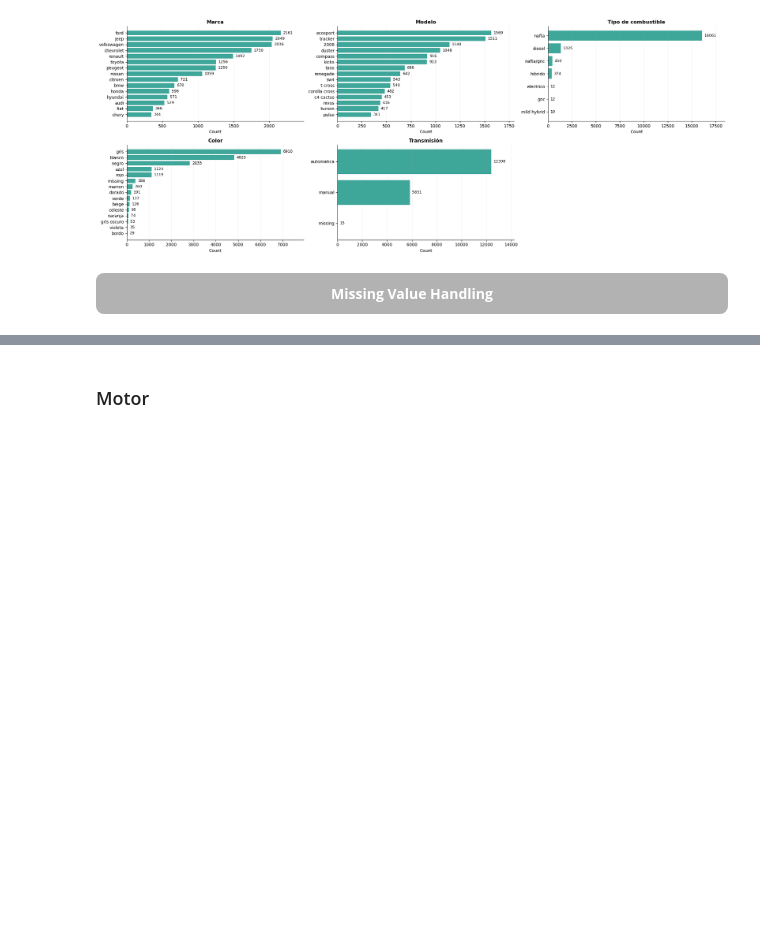
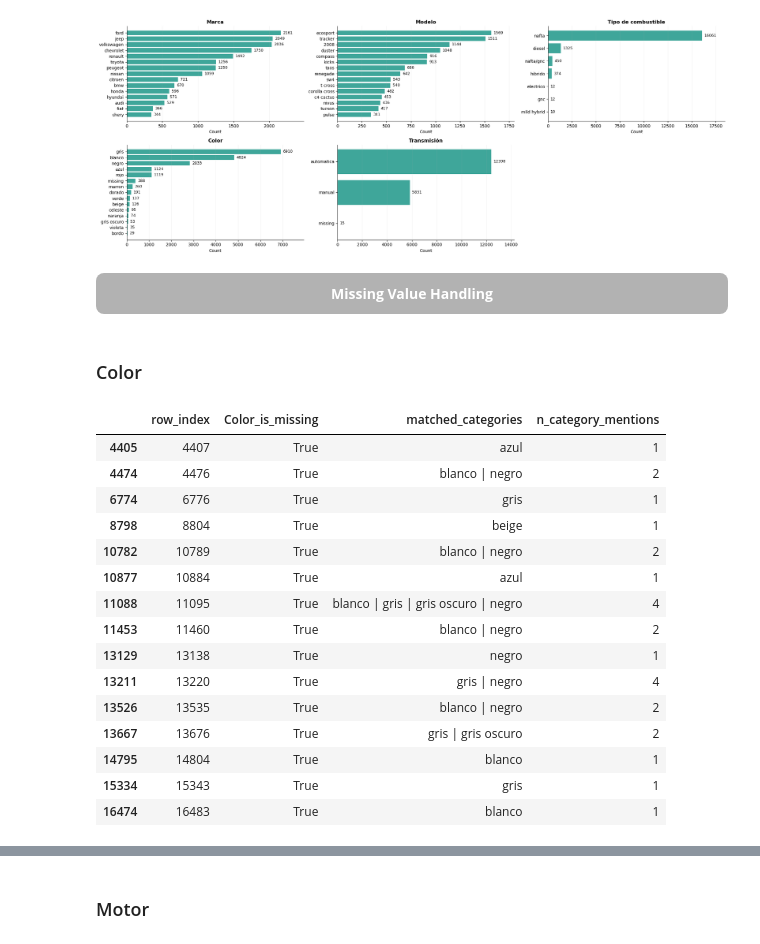
Before and after one commit to abrildiaco/TP_Final_ML, a Jupyter notebook: notebooks/eda.ipynb, the cells around one changed output, grey strips where cells are left out. Saved outputs shown, nothing was run; the diff lists cells and outputs as text; code cells hidden in the pictures; blank space fills up the shorter version.

```diff
--- a/notebooks/eda.ipynb
+++ b/notebooks/eda.ipynb
@@ -496,3 +494,35 @@ visual.plot_compact_value_counts(
 ">
 Missing Value Handling
 </div>
+# %% [markdown]
+### Color
+# %%
+color_summary, color_row_mentions = eda.count_category_mentions_in_text(
+    dataset_processed,
+    target_col="Color",
+    text_cols=("Título", "Descripción", "Versión"),
+    category_map=COLOR_MAP,
+)
+
+# Only rows where color is missing but is mentioned
+color_row_mentions[
+    (color_row_mentions["Color_is_missing"])
+    & (color_row_mentions["n_category_mentions"] > 0)
+]
+# %% [output]
+|  | row_index | Color_is_missing | matched_categories | n_category_mentions |
+| 4405 | 4407 | True | azul | 1 |
+| 4474 | 4476 | True | blanco | negro | 2 |
+| 6774 | 6776 | True | gris | 1 |
+| 8798 | 8804 | True | beige | 1 |
+| 10782 | 10789 | True | blanco | negro | 2 |
+| 10877 | 10884 | True | azul | 1 |
+| 11088 | 11095 | True | blanco | gris | gris oscuro | negro | 4 |
+| 11453 | 11460 | True | blanco | negro | 2 |
+| 13129 | 13138 | True | negro | 1 |
+| 13211 | 13220 | True | gris | negro | 4 |
+| 13526 | 13535 | True | blanco | negro | 2 |
+| 13667 | 13676 | True | gris | gris oscuro | 2 |
+| 14795 | 14804 | True | blanco | 1 |
+| 15334 | 15343 | True | gris | 1 |
+| 16474 | 16483 | True | blanco | 1 |
```
Also changed, not shown: parts of 31 cells of this notebook, 2 other files.
